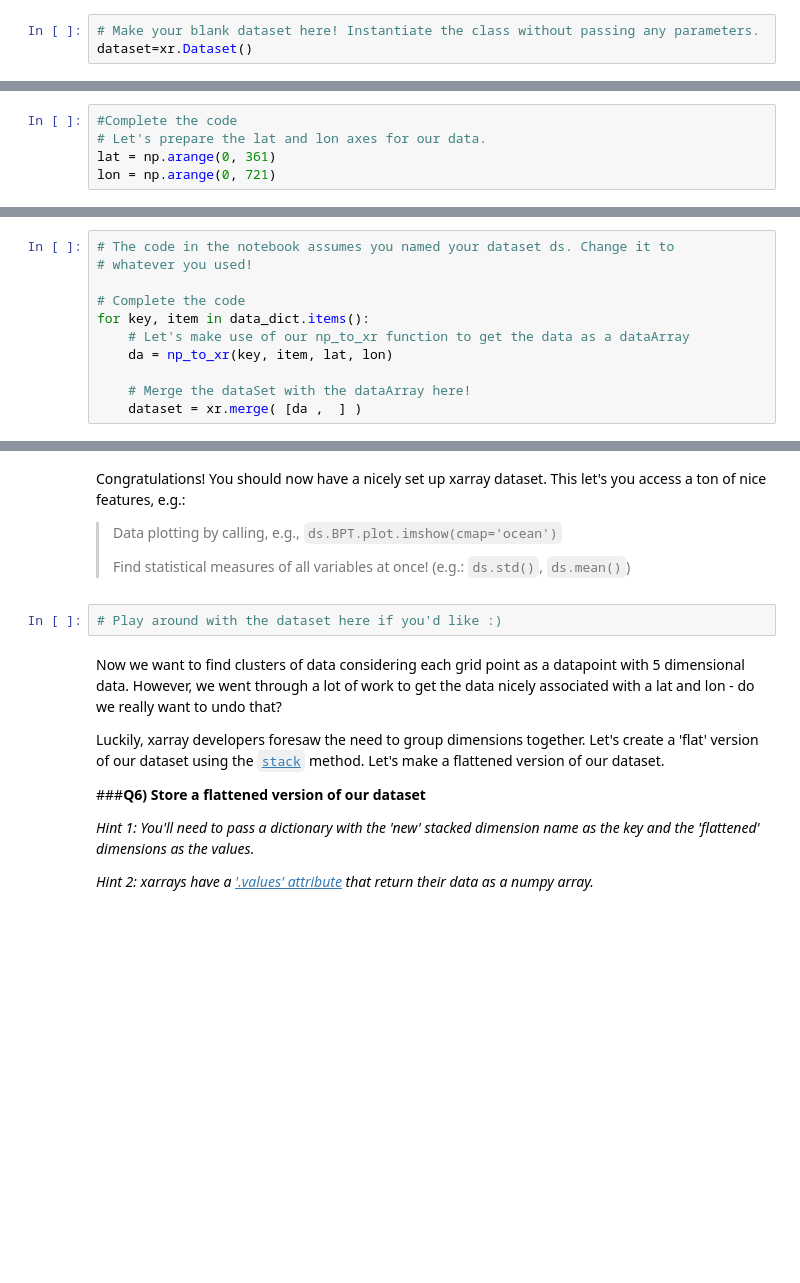
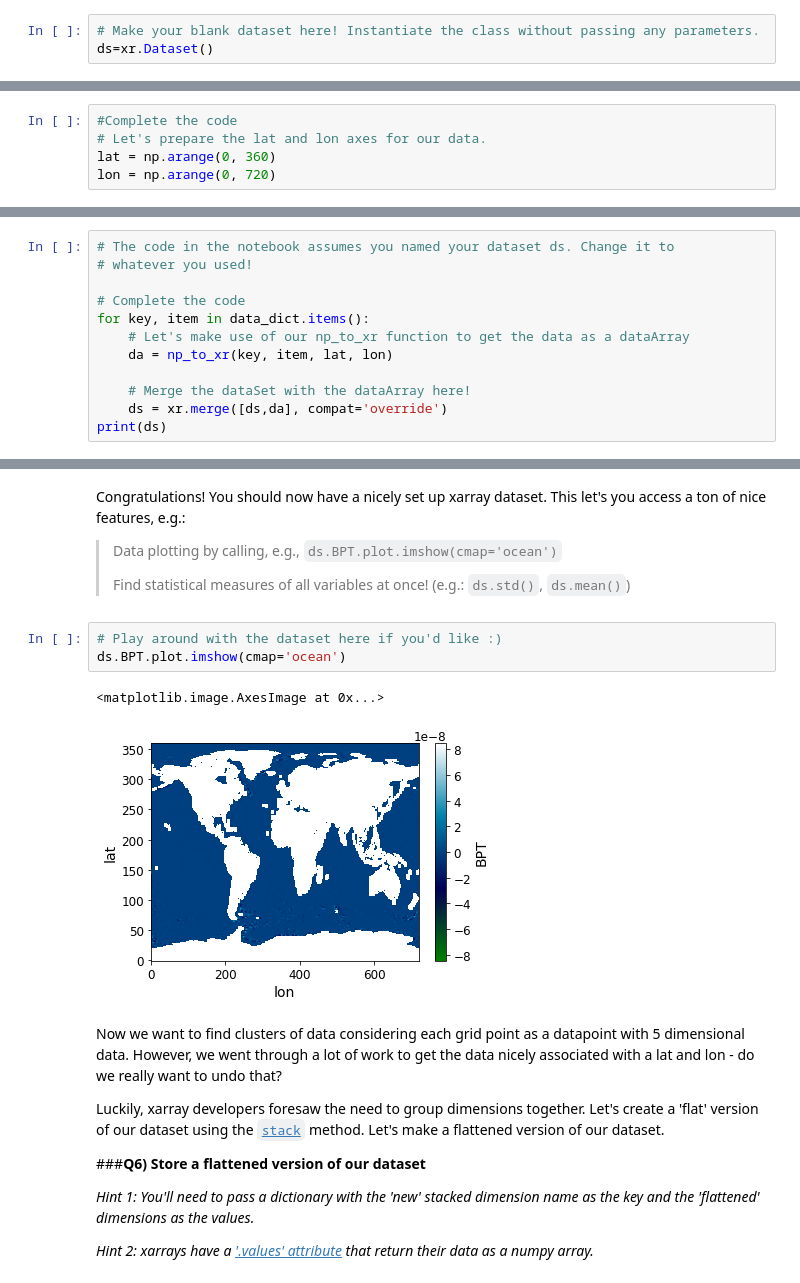
Before and after one commit to emiljor/2022_ML_EES, a Jupyter notebook: Exercises/S3_3_THOR.ipynb, the cells around one changed output, grey strips where cells are left out. Drawn from its saved outputs; the diff is of its cells as text; blank space fills up the shorter version.

```diff
--- a/Exercises/S3_3_THOR.ipynb
+++ b/Exercises/S3_3_THOR.ipynb
@@ -124,7 +124,7 @@ In the original paper, this data was loaded as numpy arrays. However, we'll take
 *Hint: Look at the xarray [documentation](https://duckduckgo.com/?q=xarray+dataset)*
 # %%
 # Make your blank dataset here! Instantiate the class without passing any parameters.
-dataset=xr.Dataset()
+ds=xr.Dataset()
 # %% [markdown]
 <img src='https://unils-my.sharepoint.com/:i:/g/personal/tom_beucler_unil_ch/EZv_qqVz_h1Hio6Nq11ckScBb01bGb9jtNKzdqAg1TPrKQ?download=1'>
 <center> Image taken from the xarray <a href='https://xarray.pydata.org/en/stable/user-guide/data-structures.html#:~:text=Dataset-,xarray.,from%20the%20netCDF%20file%20format.'> <i>Data Structure documentation</i> </a> </center>
@@ -158,8 +158,8 @@ Now that we know how the resolution of our data, we can prepare a set of axis ar
 # %%
 #Complete the code
 # Let's prepare the lat and lon axes for our data.
-lat = np.arange(0, 361)
-lon = np.arange(0, 721)
+lat = np.arange(0, 360)
+lon = np.arange(0, 720)
 # %% [markdown]
 Now that we have the axes we need, we can build xarray [*data arrays*](https://xarray.pydata.org/en/stable/generated/xarray.DataArray.html) for each data variable. Since we'll be doing it several times, let's go ahead and defined a function that does this for us!
 
@@ -195,4 +195,5 @@ for key, item in data_dict.items():
     da = np_to_xr(key, item, lat, lon)
 
     # Merge the dataSet with the dataArray here!
-    dataset = xr.merge( [da ,  ] )
+    ds = xr.merge([ds,da], compat='override')
+print(ds)
@@ -203,6 +218,10 @@ Congratulations! You should now have a nicely set up xarray dataset. This let's
 > Find statistical measures of all variables at once! (e.g.: `ds.std()`, `ds.mean()`)
 # %%
 # Play around with the dataset here if you'd like :)
+ds.BPT.plot.imshow(cmap='ocean')
+# %% [output]
+<matplotlib.image.AxesImage at 0x...>
+[figure, added]
 # %% [markdown]
 Now we want to find clusters of data considering each grid point as a datapoint with 5 dimensional data. However, we went through a lot of work to get the data nicely associated with a lat and lon - do we really want to undo that?
 
```
Also changed, not shown: parts of 7 cells of this notebook.
